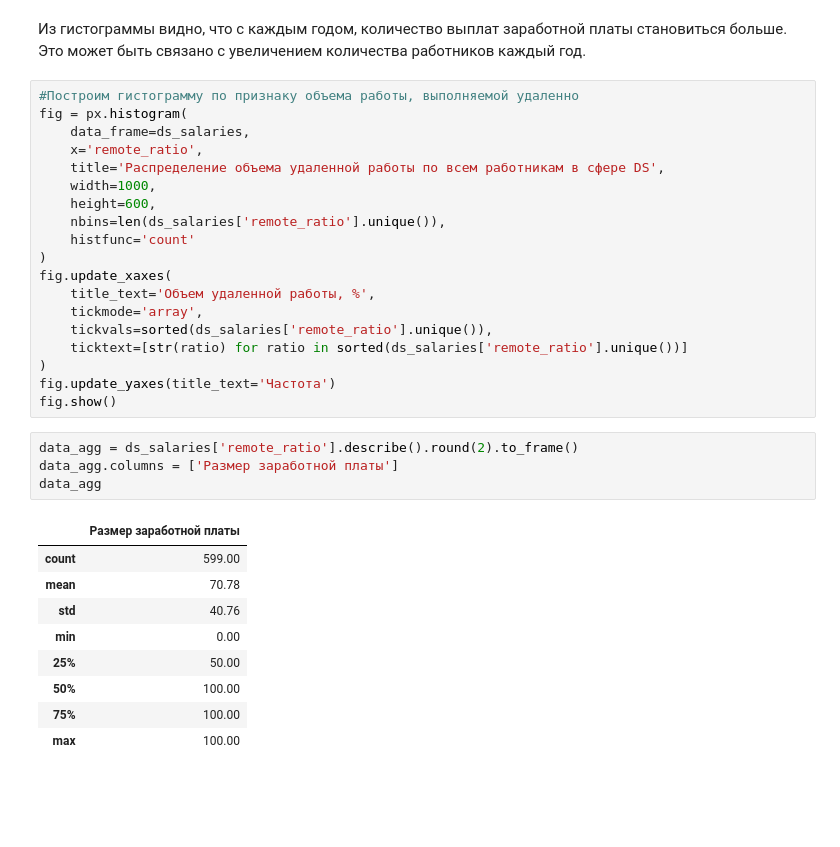
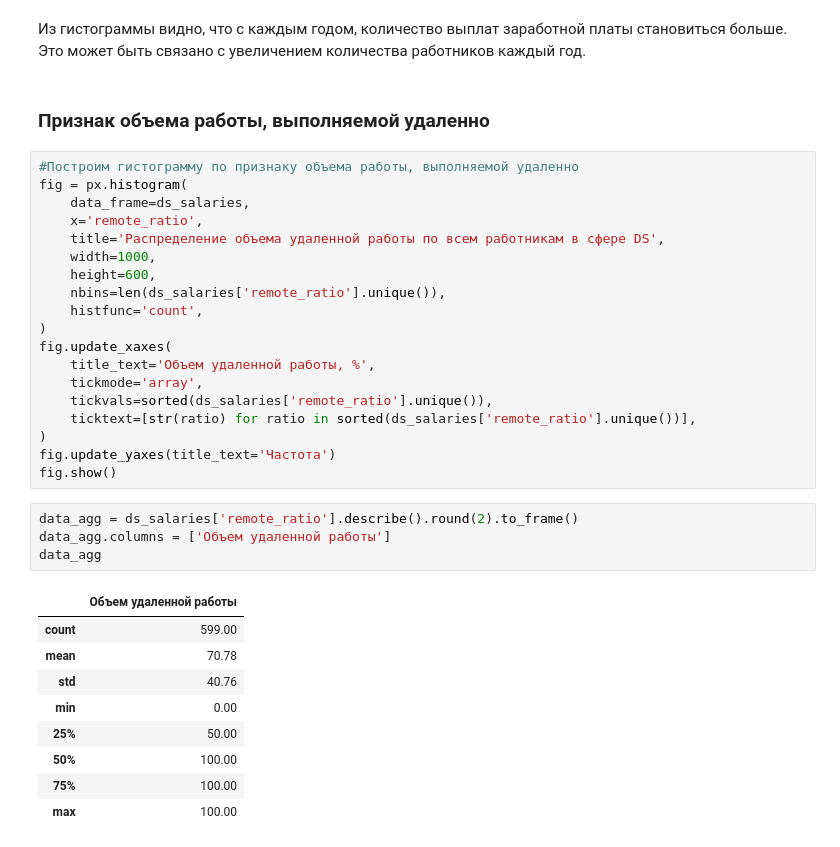
Before and after one commit to ret4ed/Sf_DS_game_1, a Jupyter notebook: Skillfactory/EDA_4_Статистические тесты/Практика. Исследование данных HR-агенства.ipynb, the cells around one changed output. Saved outputs shown, nothing was run; the diff lists cells and outputs as text; blank space fills up the shorter version.

```diff
--- a/Skillfactory/EDA_4_Статистические тесты/Практика. Исследование данных HR-агенства.ipynb
+++ b/Skillfactory/EDA_4_Статистические тесты/Практика. Исследование данных HR-агенства.ipynb
@@ -279,6 +281,8 @@ fig.update_yaxes(title_text='Частота')
 fig.show()
 # %% [markdown]
 Из гистограммы видно, что с каждым годом, количество выплат заработной платы становиться больше. Это может быть связано с увеличением количества работников каждый год.
+# %% [markdown]
+### Признак объема работы, выполняемой удаленно
 # %%
 #Построим гистограмму по признаку объема работы, выполняемой удаленно
 fig = px.histogram(
@@ -288,22 +292,22 @@ fig = px.histogram(
     width=1000,
     height=600,
     nbins=len(ds_salaries['remote_ratio'].unique()),
-    histfunc='count'
+    histfunc='count',
 )
 fig.update_xaxes(
     title_text='Объем удаленной работы, %',
     tickmode='array',
     tickvals=sorted(ds_salaries['remote_ratio'].unique()),
-    ticktext=[str(ratio) for ratio in sorted(ds_salaries['remote_ratio'].unique())]
+    ticktext=[str(ratio) for ratio in sorted(ds_salaries['remote_ratio'].unique())],
 )
 fig.update_yaxes(title_text='Частота')
 fig.show()
 # %%
 data_agg = ds_salaries['remote_ratio'].describe().round(2).to_frame()
-data_agg.columns = ['Размер заработной платы']
+data_agg.columns = ['Объем удаленной работы']
 data_agg
 # %% [output]
-|  | Размер заработной платы |
+|  | Объем удаленной работы |
 | count | 599.00 |
 | mean | 70.78 |
 | std | 40.76 |
```
Also changed, not shown: parts of 28 cells of this notebook, 1 other file.
